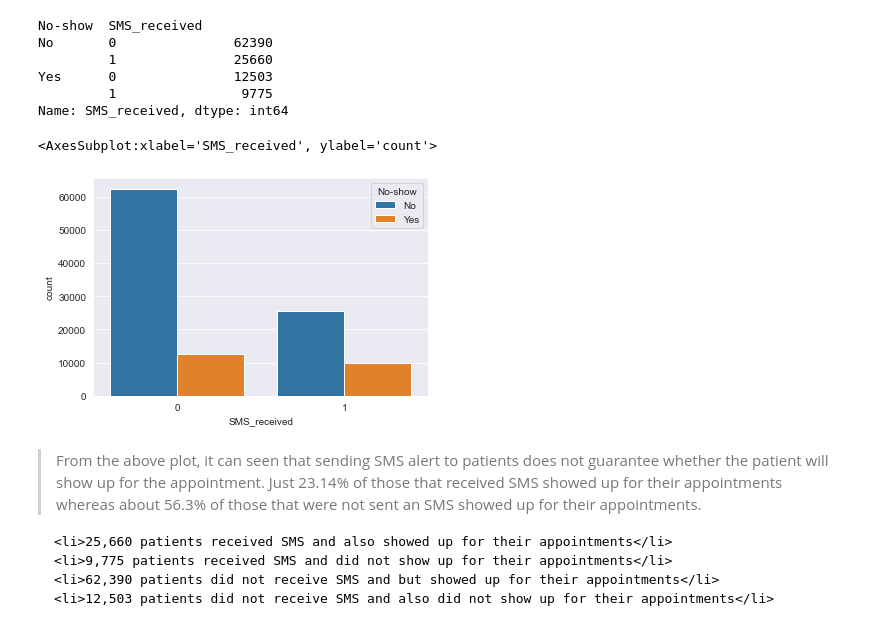
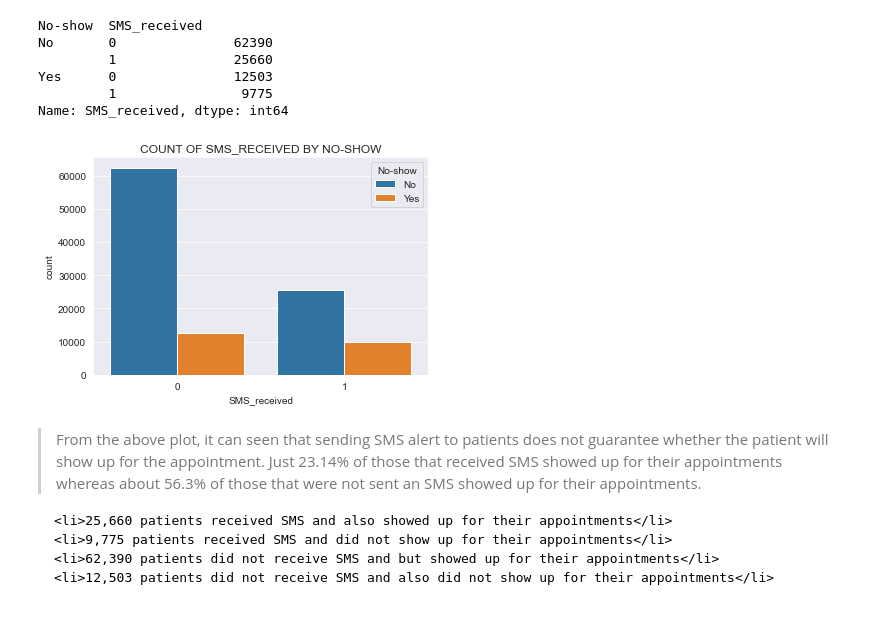
Before and after one commit to Emmateetee/Exploratory-Data-Analysis, a Jupyter notebook: Investigating the No-show Appointments Dataset.ipynb, the cells around one changed output. Cells and saved outputs as stored; diff of their text form; code cells hidden in the pictures.

```diff
--- a/Investigating the No-show Appointments Dataset.ipynb
+++ b/Investigating the No-show Appointments Dataset.ipynb
@@ -209,10 +211,10 @@ Yes      0               12503
 Name: SMS_received, dtype: int64
 # %%
 # VISUALIZE THE INFORMATION IN THE ABOVE CELL USING THE COUNTPLOT METHOD IN THE SEABORN PACKAGE
-sns.countplot(x = df['SMS_received'], hue = df['No-show'])
+sns.countplot(x = df['SMS_received'], hue = df['No-show']);
+plt.title("COUNT OF SMS_RECEIVED BY NO-SHOW");
 # %% [output]
-<AxesSubplot:xlabel='SMS_received', ylabel='count'>
-[figure, old version]
+[figure, new version]
 # %% [markdown]
 > From the above plot, it can seen that sending SMS alert to patients does not guarantee whether the patient will show up for the appointment. Just 23.14% of those that received SMS showed up for their appointments whereas about 56.3% of those that were not sent an SMS showed up for their appointments.
 ><ul>
```
Also changed, not shown: parts of 13 cells of this notebook, 1 other file.
